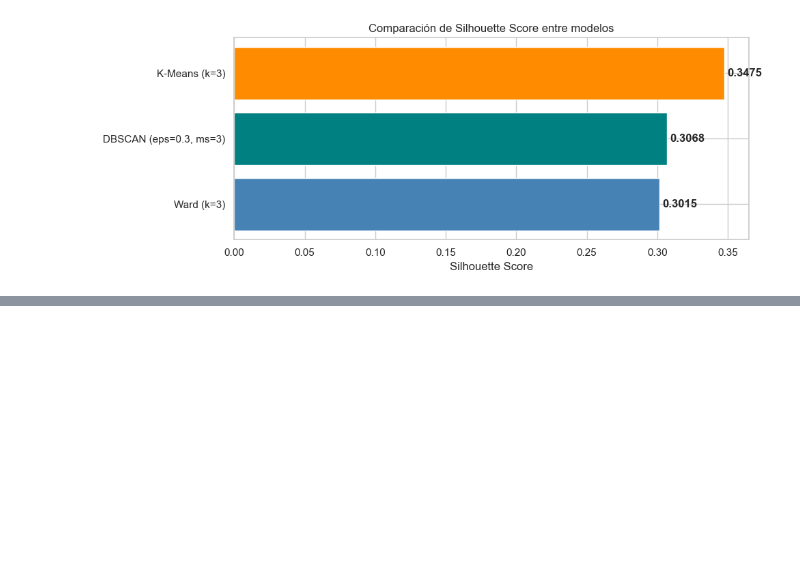
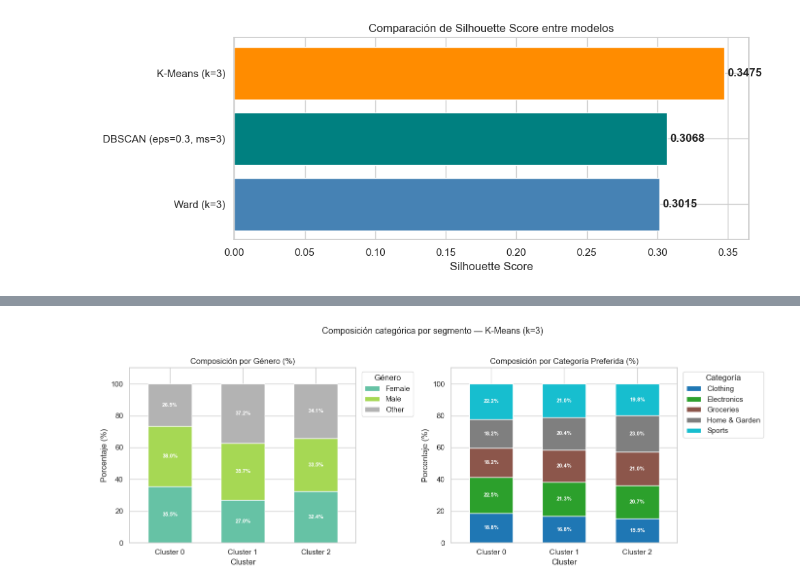
Before and after one commit to darc-17/Sandbox_HE2_DavidRodriguez, a Jupyter notebook: Taller 1/Punto 3. Segmentacion de Clientes para Estrategia Comercial/preprocessymodelamiento_punto3.ipynb, the cells around one changed output, grey strips where cells are left out. Drawn from its saved outputs; the diff is of its cells as text; code cells hidden in the pictures; blank space fills up the shorter version.

```diff
--- a/Taller 1/Punto 3. Segmentacion de Clientes para Estrategia Comercial/preprocesamiento_punto3.ipynb
+++ b/Taller 1/Punto 3. Segmentacion de Clientes para Estrategia Comercial/preprocessymodelamiento_punto3.ipynb
@@ -661,0 +720,53 @@ print(f"   sil={best_row['silhouette']:.4f}  |  db={best_row['davies_bouldin']:.
+# %%
+# ── Composición categórica por cluster ────────────────────────────────────────
+# Usa cat_meta (gender, preferred_category) reservadas al inicio del notebook.
+
+df_cat = cat_meta.copy()
+df_cat["cluster"] = df["cluster"]
+df_cat = df_cat[df_cat["cluster"] != -1]          # excluir ruido DBSCAN
+
+fig, axes = plt.subplots(1, 2, figsize=(14, 5))
+
+# ── Gender ────────────────────────────────────────────────────────────────────
+gender_pct = (
+    df_cat.groupby(["cluster", "gender"])
+    .size()
+    .unstack(fill_value=0)
+    .apply(lambda r: r / r.sum() * 100, axis=1)
+)
+gender_pct.plot(kind="bar", stacked=True, ax=axes[0],
+                colormap="Set2", edgecolor="white", width=0.6)
+axes[0].set_title("Composición por Género (%)")
+axes[0].set_xlabel("Cluster")
+axes[0].set_ylabel("Porcentaje (%)")
+axes[0].set_xticklabels([f"Cluster {c}" for c in gender_pct.index], rotation=0)
+axes[0].legend(title="Género", bbox_to_anchor=(1.01, 1), loc="upper left")
+axes[0].set_ylim(0, 110)
+for bar_container in axes[0].containers:
+    axes[0].bar_label(bar_container, fmt="%.1f%%", label_type="center",
+                      fontsize=8, color="white", fontweight="bold")
+
+# ── Categoría preferida ───────────────────────────────────────────────────────
+cat_pct = (
+    df_cat.groupby(["cluster", "preferred_category"])
+    .size()
+    .unstack(fill_value=0)
+    .apply(lambda r: r / r.sum() * 100, axis=1)
+)
+cat_pct.plot(kind="bar", stacked=True, ax=axes[1],
+             colormap="tab10", edgecolor="white", width=0.6)
+axes[1].set_title("Composición por Categoría Preferida (%)")
+axes[1].set_xlabel("Cluster")
+axes[1].set_ylabel("Porcentaje (%)")
+axes[1].set_xticklabels([f"Cluster {c}" for c in cat_pct.index], rotation=0)
+axes[1].legend(title="Categoría", bbox_to_anchor=(1.01, 1), loc="upper left")
+axes[1].set_ylim(0, 110)
+for bar_container in axes[1].containers:
+    axes[1].bar_label(bar_container, fmt="%.1f%%", label_type="center",
+                      fontsize=8, color="white", fontweight="bold")
+
+plt.suptitle(f"Composición categórica por segmento — {best_model}", fontsize=13, y=1.02)
+plt.tight_layout()
+plt.show()
+# %% [output]
+[figure, added]
```
Also changed, not shown: parts of 5 cells of this notebook, 4 other files.
